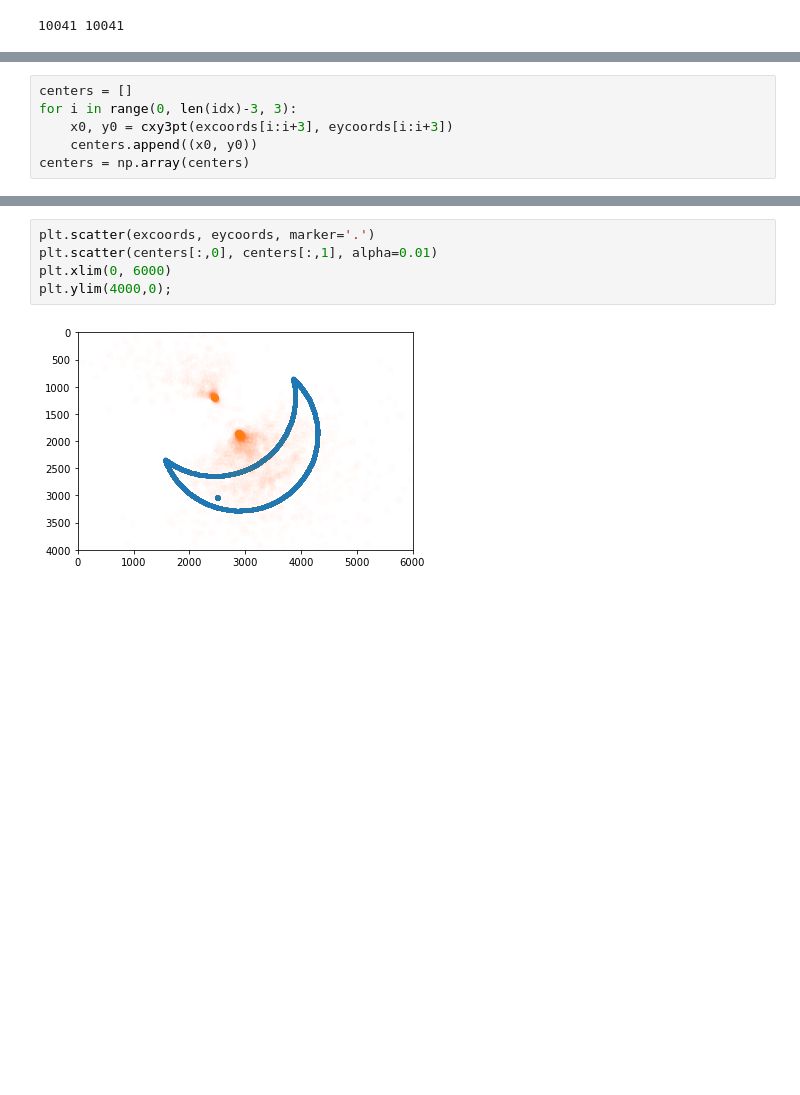
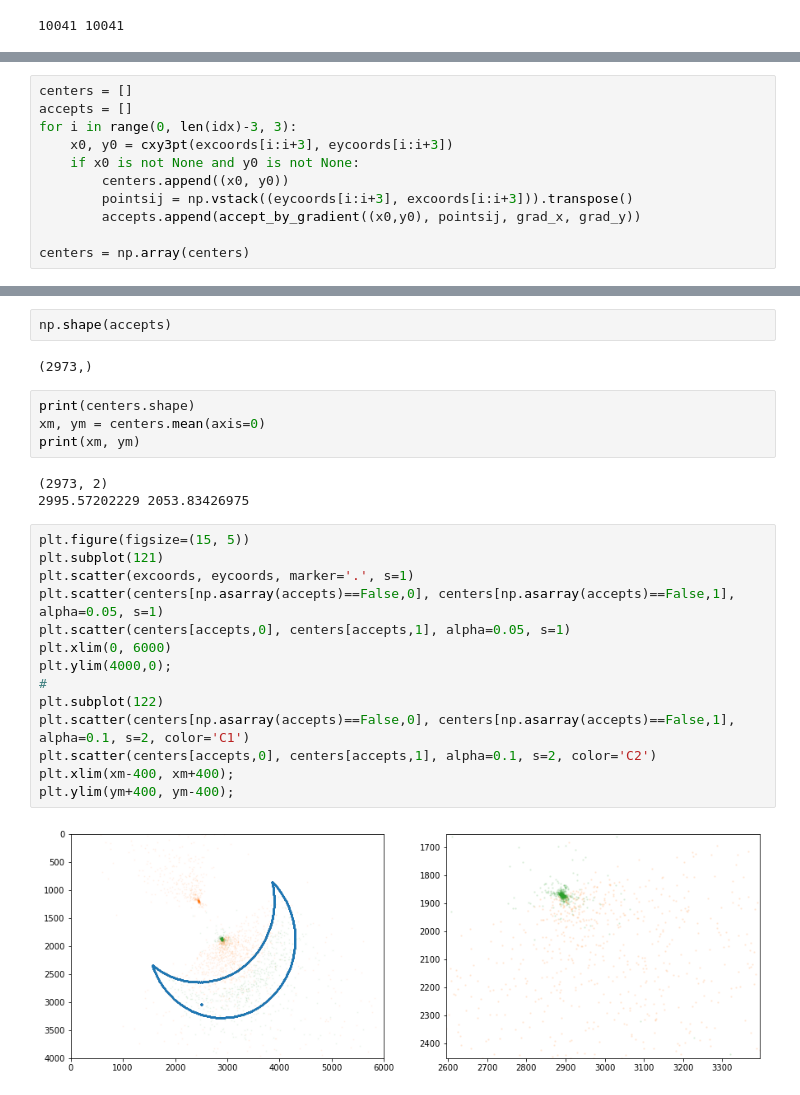
Before and after one commit to gitcheng/arccenter, a Jupyter notebook: center_of_sun.ipynb, the cells around one changed output, grey strips where cells are left out. Drawn from its saved outputs; the diff is of its cells as text; blank space fills up the shorter version.

```diff
--- a/center_of_sun.ipynb
+++ b/center_of_sun.ipynb
@@ -140,6 +206,11 @@ plt.ylim(4000, 0);
 # %%
 centers = []
+accepts = []
 for i in range(0, len(idx)-3, 3):
     x0, y0 = cxy3pt(excoords[i:i+3], eycoords[i:i+3])
-    centers.append((x0, y0))
+    if x0 is not None and y0 is not None:
+        centers.append((x0, y0))
+        pointsij = np.vstack((eycoords[i:i+3], excoords[i:i+3])).transpose()
+        accepts.append(accept_by_gradient((x0,y0), pointsij, grad_x, grad_y))
+
 centers = np.array(centers)
@@ -150,7 +217,27 @@ centers.shape
-# %%
-plt.scatter(excoords, eycoords, marker='.')
-plt.scatter(centers[:,0], centers[:,1], alpha=0.01)
-plt.xlim(0, 6000)
-plt.ylim(4000,0);
-# %% [output]
-[figure, removed]
+# %%
+np.shape(accepts)
+# %% [output]
+(2973,)
+# %%
+print(centers.shape)
+xm, ym = centers.mean(axis=0)
+print(xm, ym)
+# %% [output]
+(2973, 2)
+2995.57202229 2053.83426975
+# %%
+plt.figure(figsize=(15, 5))
+plt.subplot(121)
+plt.scatter(excoords, eycoords, marker='.', s=1)
+plt.scatter(centers[np.asarray(accepts)==False,0], centers[np.asarray(accepts)==False,1], alpha=0.05, s=1)
+plt.scatter(centers[accepts,0], centers[accepts,1], alpha=0.05, s=1)
+plt.xlim(0, 6000)
+plt.ylim(4000,0);
+#
+plt.subplot(122)
+plt.scatter(centers[np.asarray(accepts)==False,0], centers[np.asarray(accepts)==False,1], alpha=0.1, s=2, color='C1')
+plt.scatter(centers[accepts,0], centers[accepts,1], alpha=0.1, s=2, color='C2')
+plt.xlim(xm-400, xm+400);
+plt.ylim(ym+400, ym-400);
+# %% [output]
+[figure, added]
```
Also changed, not shown: parts of 14 cells of this notebook.
